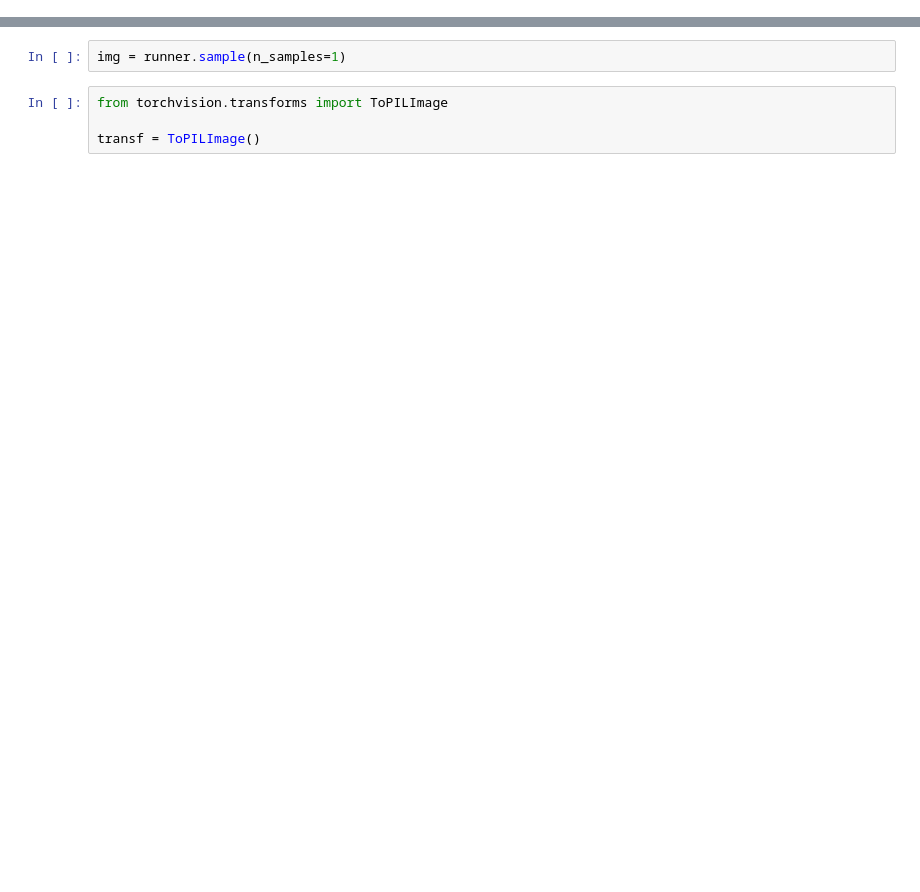
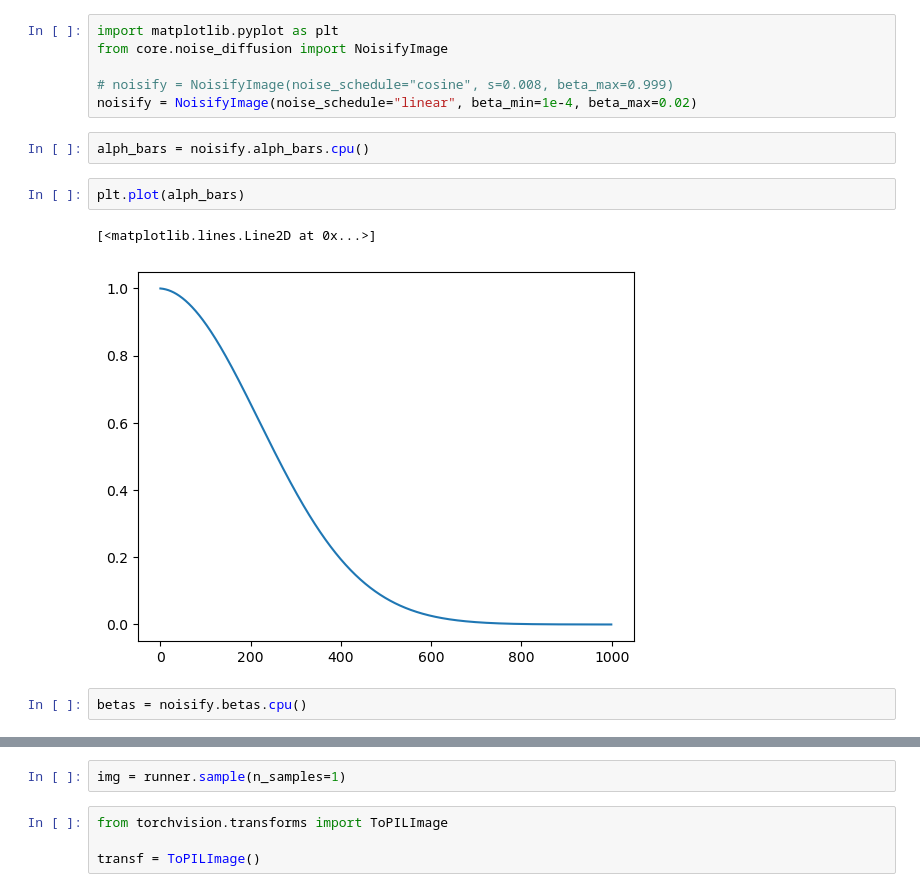
Before and after one commit to JosephRRB/Diffusion_models_generating_pokemon, a Jupyter notebook: For testing.ipynb, the cells around one changed output, grey strips where cells are left out. Cells and saved outputs as stored; diff of their text form; blank space fills up the shorter version.

Commit message:
tests for noise diffusion

```diff
--- a/For testing.ipynb
+++ b/For testing.ipynb
@@ -0,0 +1,15 @@
+# %%
+import matplotlib.pyplot as plt
+from core.noise_diffusion import NoisifyImage
+
+# noisify = NoisifyImage(noise_schedule="cosine", s=0.008, beta_max=0.999)
+noisify = NoisifyImage(noise_schedule="linear", beta_min=1e-4, beta_max=0.02)
+# %%
+alph_bars = noisify.alph_bars.cpu()
+# %%
+plt.plot(alph_bars)
+# %% [output]
+[<matplotlib.lines.Line2D at 0x...>]
+[figure, added]
+# %%
+betas = noisify.betas.cpu()
```
Also changed, not shown: parts of 5 cells of this notebook, 4 other files.
